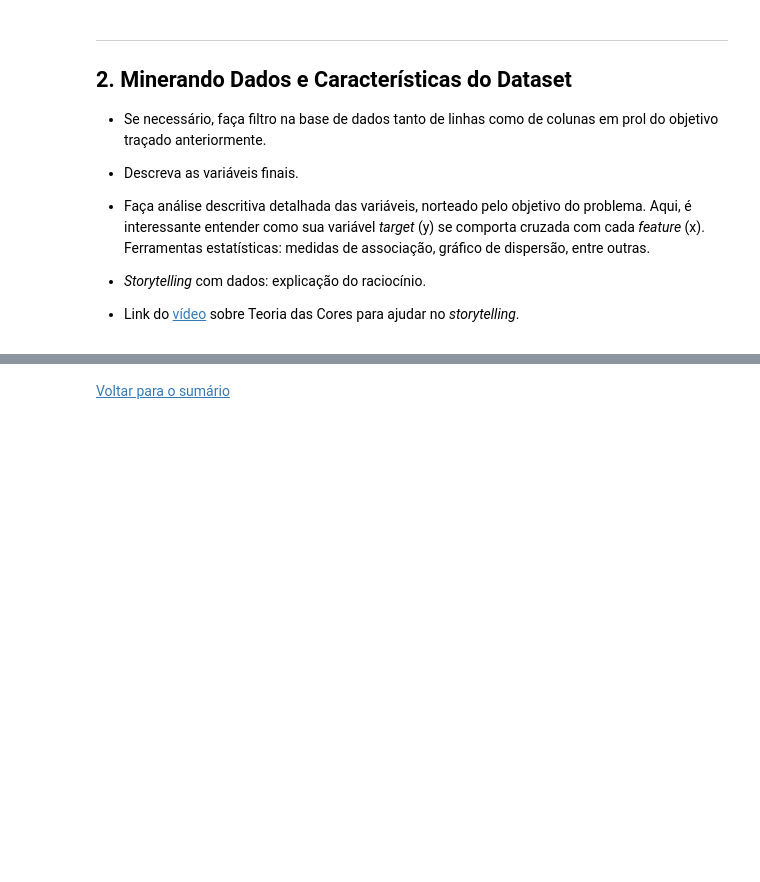
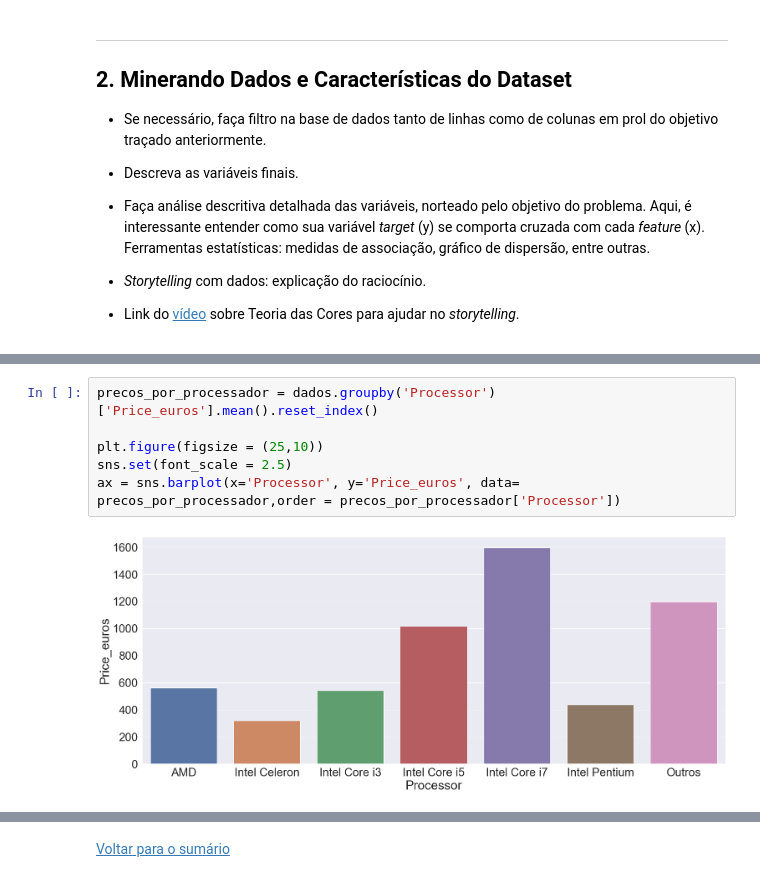
Before and after one commit to insper-classroom/22-2b-cd-p2-Bea-Kadu-Veronica, a Jupyter notebook: relatorio.ipynb, the cells around one changed output, grey strips where cells are left out. Cells and saved outputs as stored; diff of their text form; blank space fills up the shorter version.

```diff
--- a/relatorio.ipynb
+++ b/relatorio.ipynb
@@ -134,0 +213,8 @@ interessante entender como sua variável *target* (y) se comporta cruzada com ca
+# %%
+precos_por_processador = dados.groupby('Processor')['Price_euros'].mean().reset_index()
+
+plt.figure(figsize = (25,10))
+sns.set(font_scale = 2.5)
+ax = sns.barplot(x='Processor', y='Price_euros', data= precos_por_processador,order = precos_por_processador['Processor'])
+# %% [output]
+[figure, added]
```
Also changed, not shown: parts of 14 cells of this notebook.
